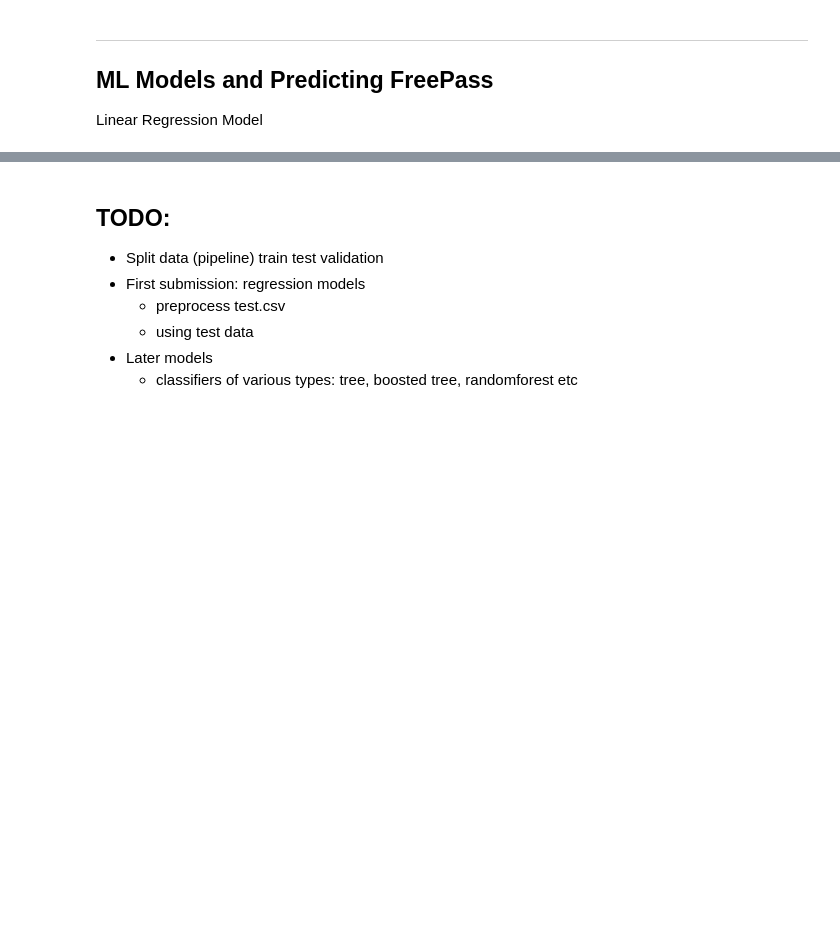
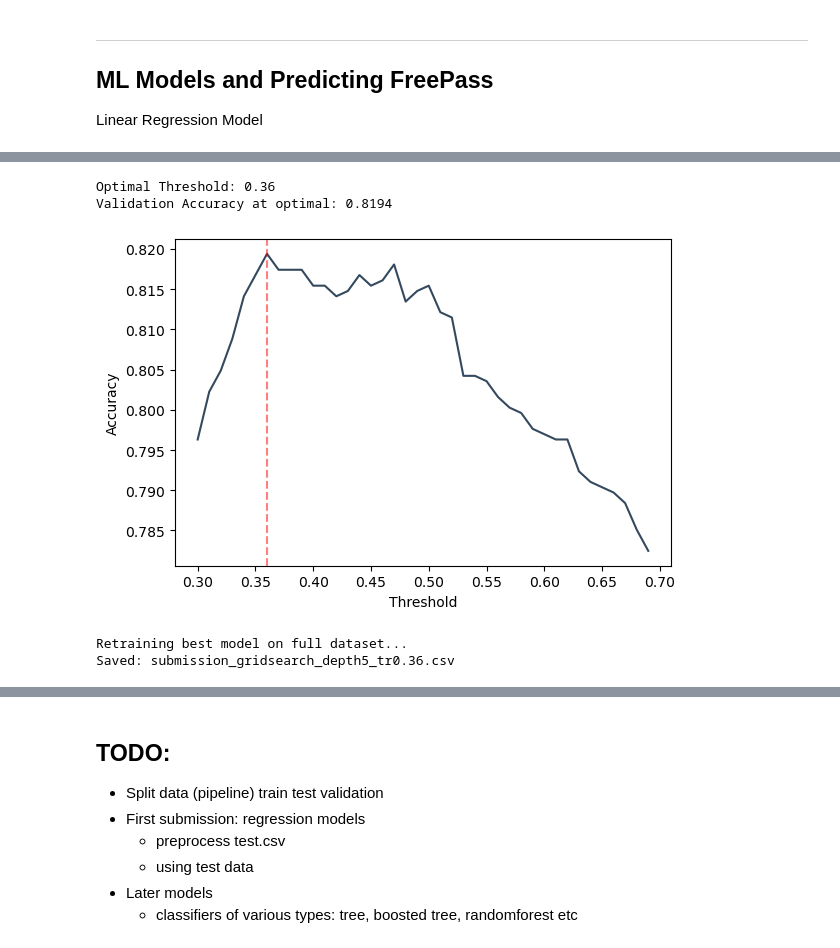
Before and after one commit to peter-clark/intro-to-ml, a Jupyter notebook: exploration.ipynb, the cells around one changed output, grey strips where cells are left out. Cells and saved outputs as stored; diff of their text form; code cells hidden in the pictures; blank space fills up the shorter version.

```diff
--- a/exploration.ipynb
+++ b/exploration.ipynb
@@ -25,3 +0,0 @@ sns.histplot(raw_data, x="AvgTime")
-# %%
-f=sns.histplot(raw_data, x="Food")
-f.set_xscale('log')
@@ -415,3 +327,65 @@ dtype: float64
+# %%
+from sklearn.metrics import accuracy_score
+
+# Get probabilities from the optimized model
+val_probs = best_model.predict_proba(X_val)[:, 1]
+
+# Search for the threshold that maximizes Accuracy (since Kaggle demands True/False)
+best_threshold = 0.5
+best_acc = 0
+
+thresholds = np.arange(0.3, 0.7, 0.01)
+accuracies = []
+
+for tr in thresholds:
+    preds = (val_probs >= tr)
+    acc = accuracy_score(Y_val, preds)
+    accuracies.append(acc)
+    if acc > best_acc:
+        best_acc = acc
+        best_threshold = tr
+
+print(f"Optimal Threshold: {best_threshold:.2f}")
+print(f"Validation Accuracy at optimal: {best_acc:.4f}")
+
+# Optional: Plot threshold curve
+plt.figure(figsize=(6, 4))
+sns.lineplot(x=thresholds, y=accuracies, color="#34495e")
+plt.xlabel("Threshold")
+plt.ylabel("Accuracy")
+plt.axvline(best_threshold, color='r', linestyle='--', alpha=0.5)
+plt.tight_layout()
+plt.show()
+# %% [output]
+Optimal Threshold: 0.36
+Validation Accuracy at optimal: 0.8194
+[figure, added]
+# %%
+# 1. Refit the BEST estimator on the FULL dataset (Train + Val + Hold)
+print("Retraining best model on full dataset...")
+best_model.fit(X, Y)
+
+# 2. Predict Probabilities on Test Data
+final_probs = best_model.predict_proba(X_test_ext)[:, 1]
+
+# 3. Apply the Optimized Threshold
+final_preds = (final_probs >= best_threshold)
+
+# 4. Save
+output_df = (
+    data_test_IDs
+    .to_frame(name="Id")
+    .assign(FreePass=final_preds)
+)
+
+filename = f"submission_gridsearch_depth{grid_search.best_params_['max_depth']}_tr{best_threshold:.2f}.csv"
+path_save = os.path.join(os.getcwd(), "results", filename)
+output_df.to_csv(path_save, index=False)
+
+print(f"Saved: {filename}")
+# %% [output]
+Retraining best model on full dataset...
+Saved: submission_gridsearch_depth5_tr0.36.csv
 # %%
 gradboosttree_coef = pd.Series(grad_boost_tree.feature_importances_, index=X_train.columns)
 gbt=gradboosttree_coef.sort_values(ascending=False)
```
Also changed, not shown: parts of 35 cells of this notebook, 1 other file.
